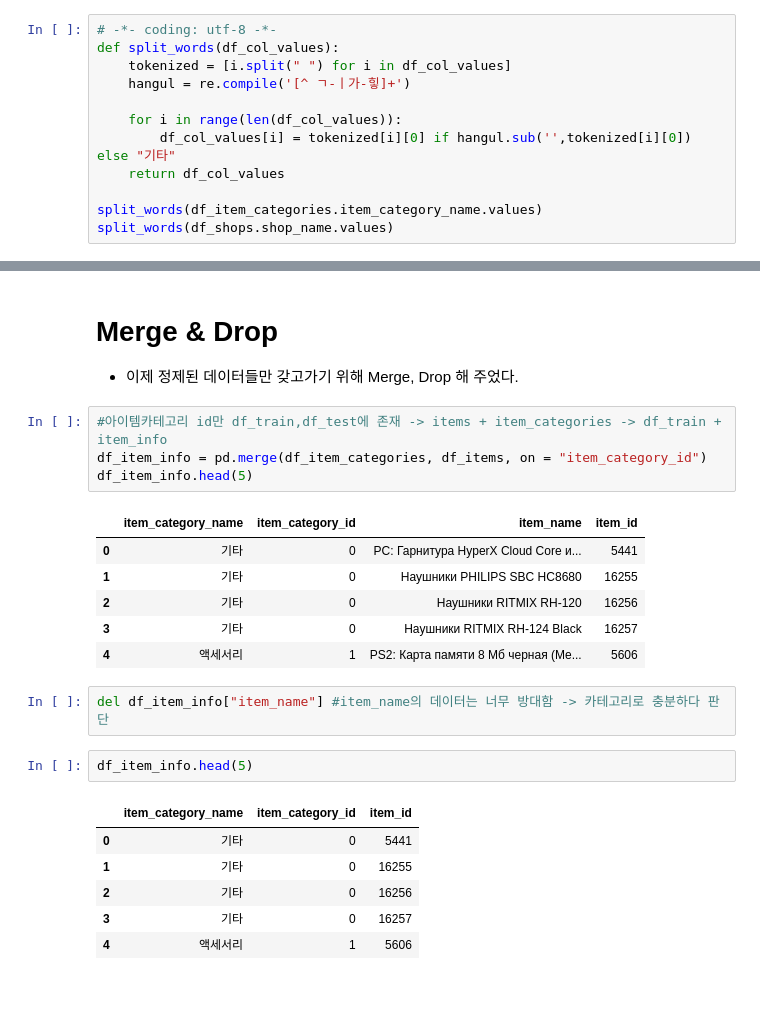
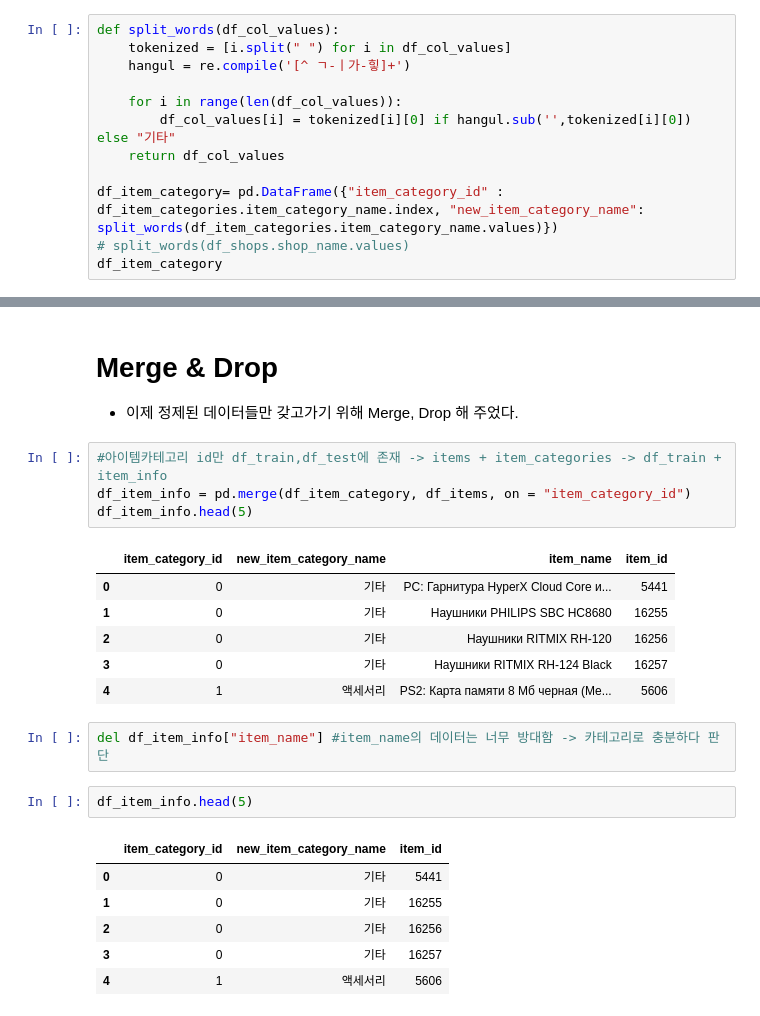
Before and after one commit to HyunaShin/ML_project, a Jupyter notebook: codes/BaseLine.ipynb, the cells around one changed output, grey strips where cells are left out. Drawn from its saved outputs; the diff is of its cells as text.

```diff
--- a/codes/BaseLine.ipynb
+++ b/codes/BaseLine.ipynb
@@ -136,5 +117,4 @@ Name: shop_name, dtype: object
 # %%
-# -*- coding: utf-8 -*-
 def split_words(df_col_values):
     tokenized = [i.split(" ") for i in df_col_values]
     hangul = re.compile('[^ ㄱ-ㅣ가-힣]+')
@@ -143,6 +123,7 @@ def split_words(df_col_values):
         df_col_values[i] = tokenized[i][0] if hangul.sub('',tokenized[i][0]) else "기타"
     return df_col_values
 
-split_words(df_item_categories.item_category_name.values)
-split_words(df_shops.shop_name.values)
+df_item_category= pd.DataFrame({"item_category_id" : df_item_categories.item_category_name.index, "new_item_category_name": split_words(df_item_categories.item_category_name.values)})
+# split_words(df_shops.shop_name.values)
+df_item_category
 # %% [output]
@@ -200,24 +238,24 @@ See the caveats in the documentation: http://pandas.pydata.org/pandas-docs/stabl
 - 이제 정제된 데이터들만 갖고가기 위해 Merge, Drop 해 주었다.
 # %%
 #아이템카테고리 id만 df_train,df_test에 존재 -> items + item_categories -> df_train + item_info
-df_item_info = pd.merge(df_item_categories, df_items, on = "item_category_id")
+df_item_info = pd.merge(df_item_category, df_items, on = "item_category_id")
 df_item_info.head(5)
 # %% [output]
-|  | item_category_name | item_category_id | item_name | item_id |
-| 0 | 기타 | 0 | PC: Гарнитура HyperX Cloud Core и... | 5441 |
-| 1 | 기타 | 0 | Наушники PHILIPS SBC HC8680 | 16255 |
-| 2 | 기타 | 0 | Наушники RITMIX RH-120 | 16256 |
-| 3 | 기타 | 0 | Наушники RITMIX RH-124 Black | 16257 |
-| 4 | 액세서리 | 1 | PS2: Карта памяти 8 Мб черная (Me... | 5606 |
+|  | item_category_id | new_item_category_name | item_name | item_id |
+| 0 | 0 | 기타 | PC: Гарнитура HyperX Cloud Core и... | 5441 |
+| 1 | 0 | 기타 | Наушники PHILIPS SBC HC8680 | 16255 |
+| 2 | 0 | 기타 | Наушники RITMIX RH-120 | 16256 |
+| 3 | 0 | 기타 | Наушники RITMIX RH-124 Black | 16257 |
+| 4 | 1 | 액세서리 | PS2: Карта памяти 8 Мб черная (Me... | 5606 |
 # %%
 del df_item_info["item_name"] #item_name의 데이터는 너무 방대함 -> 카테고리로 충분하다 판단
 # %%
 df_item_info.head(5)
 # %% [output]
-|  | item_category_name | item_category_id | item_id |
-| 0 | 기타 | 0 | 5441 |
-| 1 | 기타 | 0 | 16255 |
-| 2 | 기타 | 0 | 16256 |
-| 3 | 기타 | 0 | 16257 |
-| 4 | 액세서리 | 1 | 5606 |
+|  | item_category_id | new_item_category_name | item_id |
+| 0 | 0 | 기타 | 5441 |
+| 1 | 0 | 기타 | 16255 |
+| 2 | 0 | 기타 | 16256 |
+| 3 | 0 | 기타 | 16257 |
+| 4 | 1 | 액세서리 | 5606 |
 # %%
```
Also changed, not shown: parts of 50 cells of this notebook.
